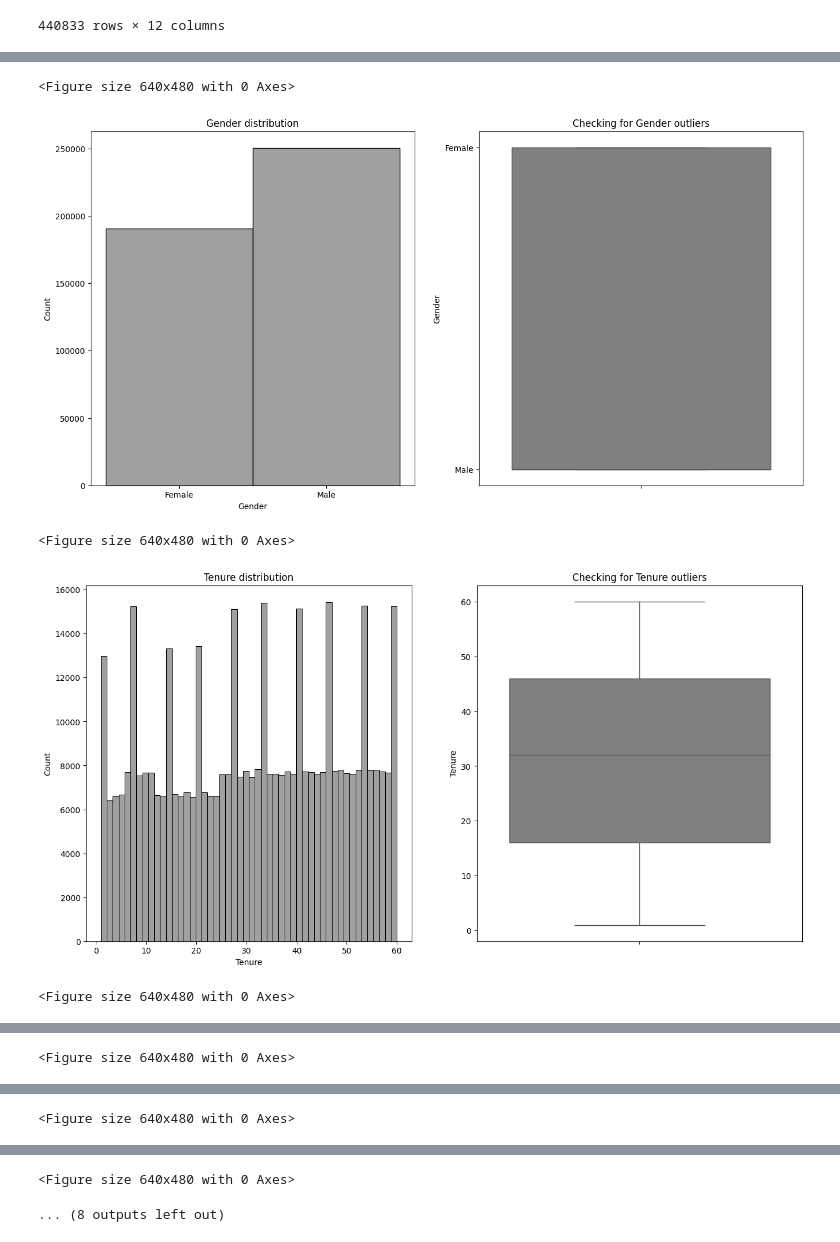
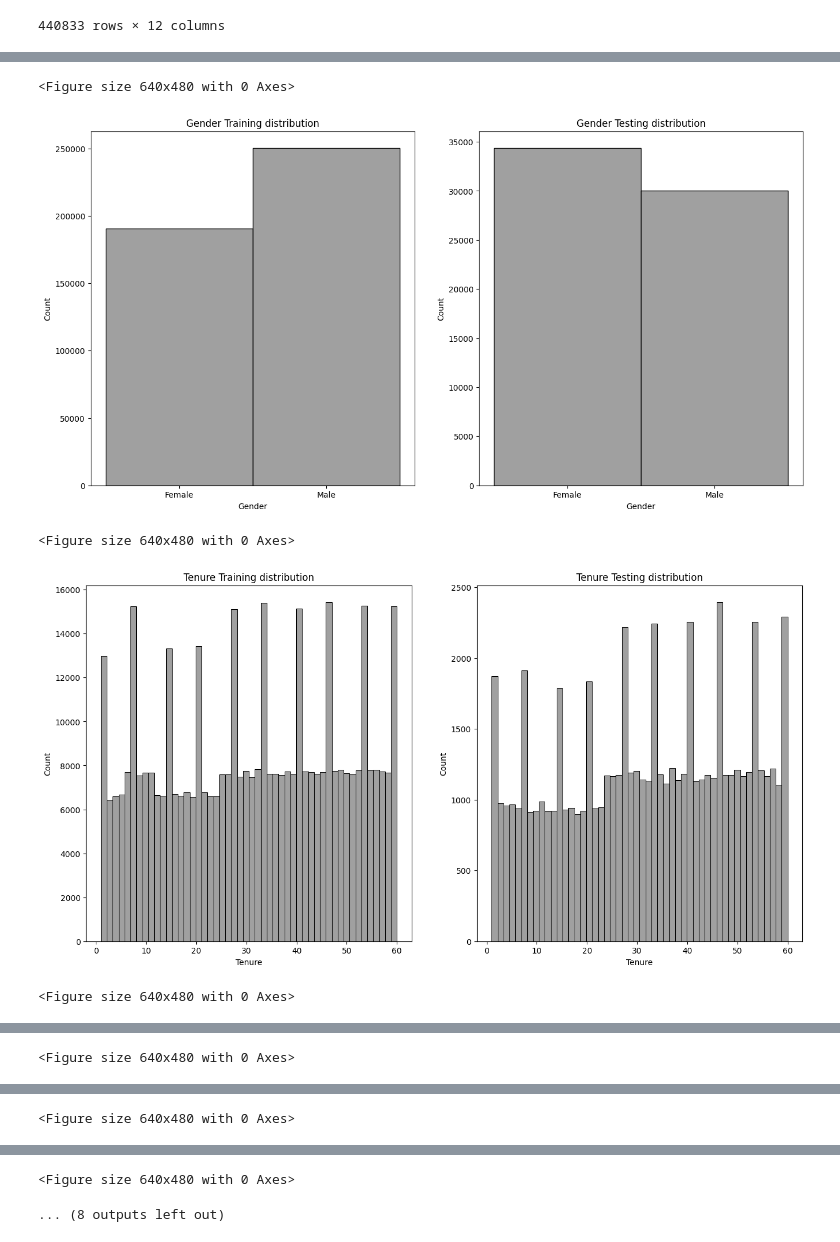
Before and after one commit to NitoBoritto/Customer_Churn_Predictor, a Jupyter notebook: Churn_Predictor.ipynb, the cells around one changed output, grey strips where cells are left out. Cells and saved outputs as stored; diff of their text form; code cells hidden in the pictures.

```diff
--- a/Churn_Predictor.ipynb
+++ b/Churn_Predictor.ipynb
@@ -19,6 +26,7 @@ from skopt.searchcv import BayesSearchCV
 from skopt.space import Real, Integer, Categorical
 # %%
 df_training = pd.read_csv("customer_churn_dataset-training-master.xls")
+df_testing = pd.read_csv("customer_churn_dataset-testing-master.xls")
 df_training
 # %% [output]
 |  | CustomerID | Age | Gender | Tenure | Usage Frequency | Support Calls | Payment Delay | ... |
@@ -64,11 +73,13 @@ for col in df_training.columns[1:-1]:
                  edgecolor = "black",
                  bins = 50,
                  ax = ax1)
-    ax1.set_title(f"{col} distribution")
-    sns.boxplot(df_training[col],
-                color = "grey",
-                ax = ax2)
-    ax2.set_title(f"Checking for {col} outliers")
+    ax1.set_title(f"{col} Training distribution")
+    sns.histplot(df_testing[col],
+                 color = "grey",
+                 edgecolor = "black",
+                 bins = 50,
+                 ax = ax2)
+    ax2.set_title(f"{col} Testing distribution")
     plt.show()
     plt.tight_layout()
 # %% [output]
@@ -76,5 +87,5 @@ for col in df_training.columns[1:-1]:
 <Figure size 640x480 with 0 Axes>
-[figure, old version]
+[figure, new version]
 <Figure size 640x480 with 0 Axes>
-[figure, old version]
+[figure, new version]
 <Figure size 640x480 with 0 Axes>
```
Also changed, not shown: parts of 8 cells of this notebook.
